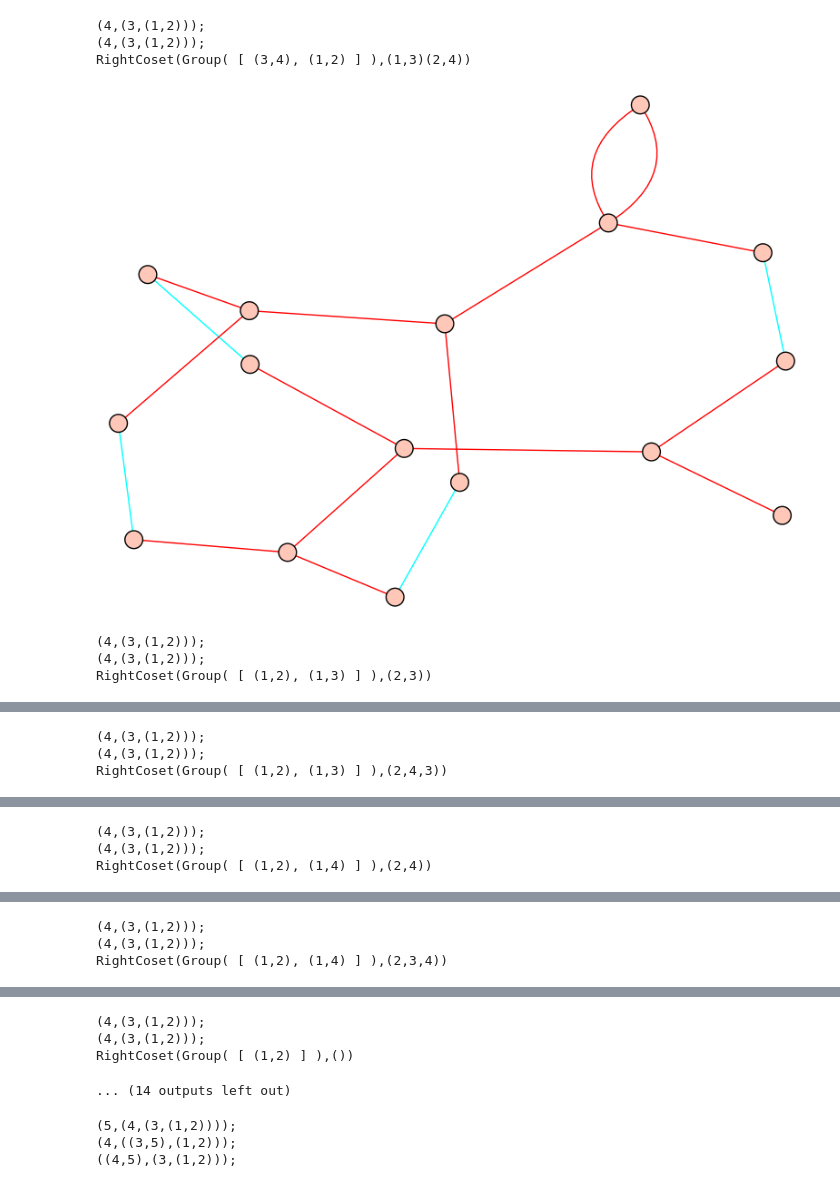
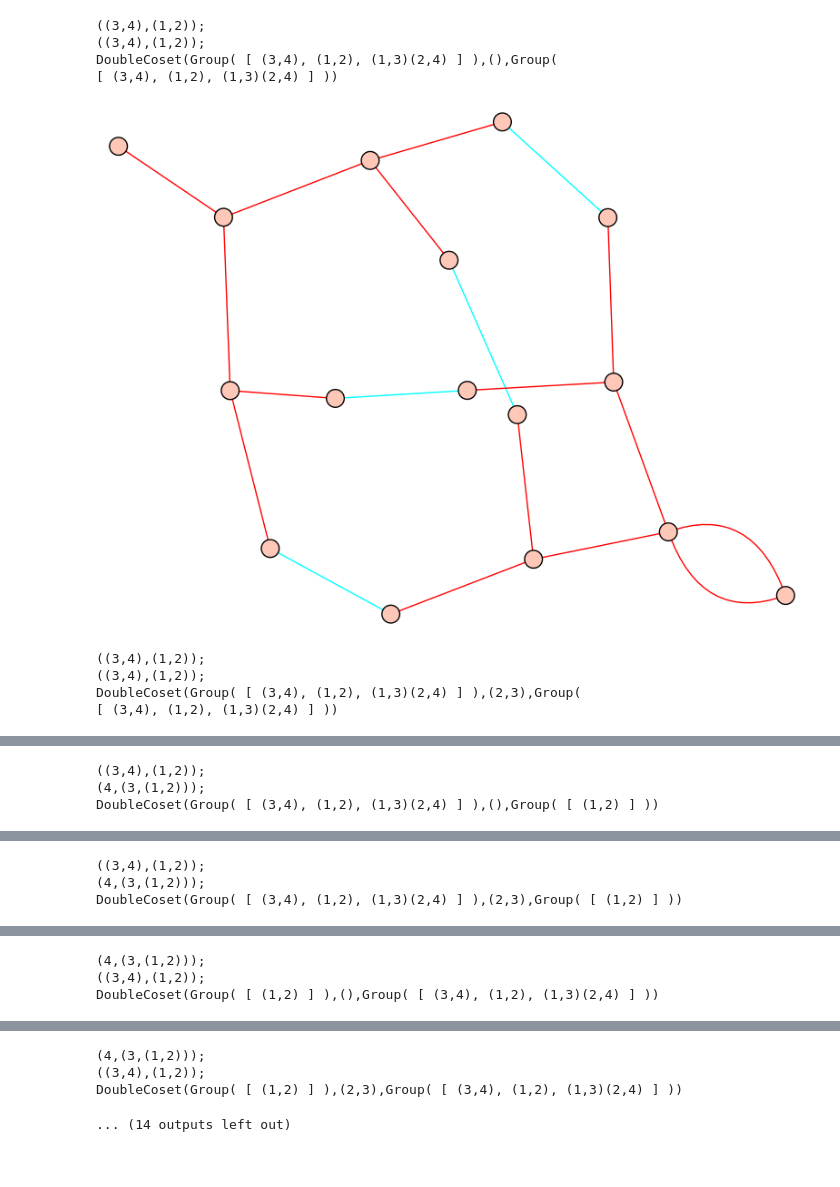
Before and after one commit to matsengrp/tangle, a Jupyter notebook: tangle.ipynb, the cells around one changed output, grey strips where cells are left out. Drawn from its saved outputs; the diff is of its cells as text; code cells hidden in the pictures.

Commit message:
Life is soooo much better with DoubleCosets.

```diff
--- a/tangle.ipynb
+++ b/tangle.ipynb
@@ -4,12 +4,15 @@ from itertools import product
 load("curvature/tree-fun.py")
 load("gricci/nb-fun.py")
 load("tangle-fun.py")
-set_random_seed(0)  # Make tree outputs consistent among runs.
+set_random_seed(1)  # Make tree outputs consistent among runs.
 
 def nb_show_tangle(tangle):
-    nb_show(plot(graph_of_tangle(*tangle),
+    p = plot(graph_of_tangle(*tangle),
                  color_by_label=True,
-                 vertex_labels=False))
+                 vertex_labels=False)
+    nb_show(p)
+    p.save("test.svg")
+
 
 
 tl = indexed_tree_list(7)
@@ -30,7 +33,9 @@ show_tangles(gl[4])
-(4,(3,(1,2)));
-(4,(3,(1,2)));
-RightCoset(Group( [ (3,4), (1,2) ] ),(1,3)(2,4))
+((3,4),(1,2));
+((3,4),(1,2));
+DoubleCoset(Group( [ (3,4), (1,2), (1,3)(2,4) ] ),(),Group(
+[ (3,4), (1,2), (1,3)(2,4) ] ))
-[figure, old version]
+[figure, new version]
-(4,(3,(1,2)));
-(4,(3,(1,2)));
-RightCoset(Group( [ (1,2), (1,3) ] ),(2,3))
+((3,4),(1,2));
+((3,4),(1,2));
+DoubleCoset(Group( [ (3,4), (1,2), (1,3)(2,4) ] ),(2,3),Group(
+[ (3,4), (1,2), (1,3)(2,4) ] ))
@@ -38,3 +43,3 @@ RightCoset(Group( [ (1,2), (1,3) ] ),(2,3))
+((3,4),(1,2));
 (4,(3,(1,2)));
-(4,(3,(1,2)));
-RightCoset(Group( [ (1,2), (1,3) ] ),(2,4,3))
+DoubleCoset(Group( [ (3,4), (1,2), (1,3)(2,4) ] ),(),Group( [ (1,2) ] ))
@@ -42,3 +47,3 @@ RightCoset(Group( [ (1,2), (1,3) ] ),(2,4,3))
+((3,4),(1,2));
 (4,(3,(1,2)));
-(4,(3,(1,2)));
-RightCoset(Group( [ (1,2), (1,4) ] ),(2,4))
+DoubleCoset(Group( [ (3,4), (1,2), (1,3)(2,4) ] ),(2,3),Group( [ (1,2) ] ))
@@ -46,3 +51,3 @@ RightCoset(Group( [ (1,2), (1,4) ] ),(2,4))
 (4,(3,(1,2)));
-(4,(3,(1,2)));
-RightCoset(Group( [ (1,2), (1,4) ] ),(2,3,4))
+((3,4),(1,2));
+DoubleCoset(Group( [ (1,2) ] ),(),Group( [ (3,4), (1,2), (1,3)(2,4) ] ))
@@ -50,13 +55,4 @@ RightCoset(Group( [ (1,2), (1,4) ] ),(2,3,4))
 (4,(3,(1,2)));
-(4,(3,(1,2)));
-RightCoset(Group( [ (1,2) ] ),())
+((3,4),(1,2));
+DoubleCoset(Group( [ (1,2) ] ),(2,3),Group( [ (3,4), (1,2), (1,3)(2,4) ] ))
 ... (14 outputs left out)
-# %%
-sl5 = equivalence_class_representatives(rooted_is_isomorphic, enumerate_rooted_trees(5))
-
-for t in sl5:
-    print to_newick(t)
-# %% [output]
-(5,(4,(3,(1,2))));
-(4,((3,5),(1,2)));
-((4,5),(3,(1,2)));
```
Also changed, not shown: parts of 3 cells of this notebook, 3 other files.
